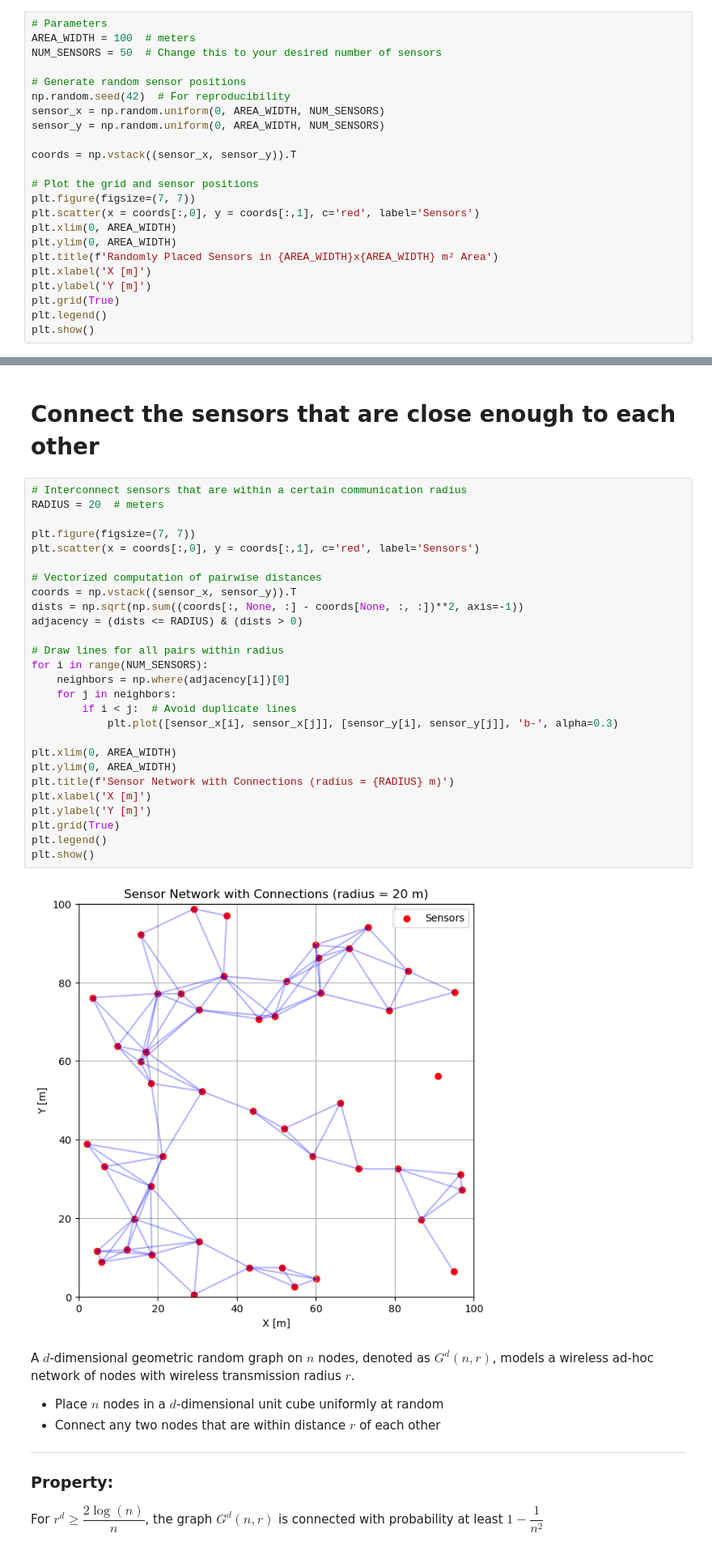
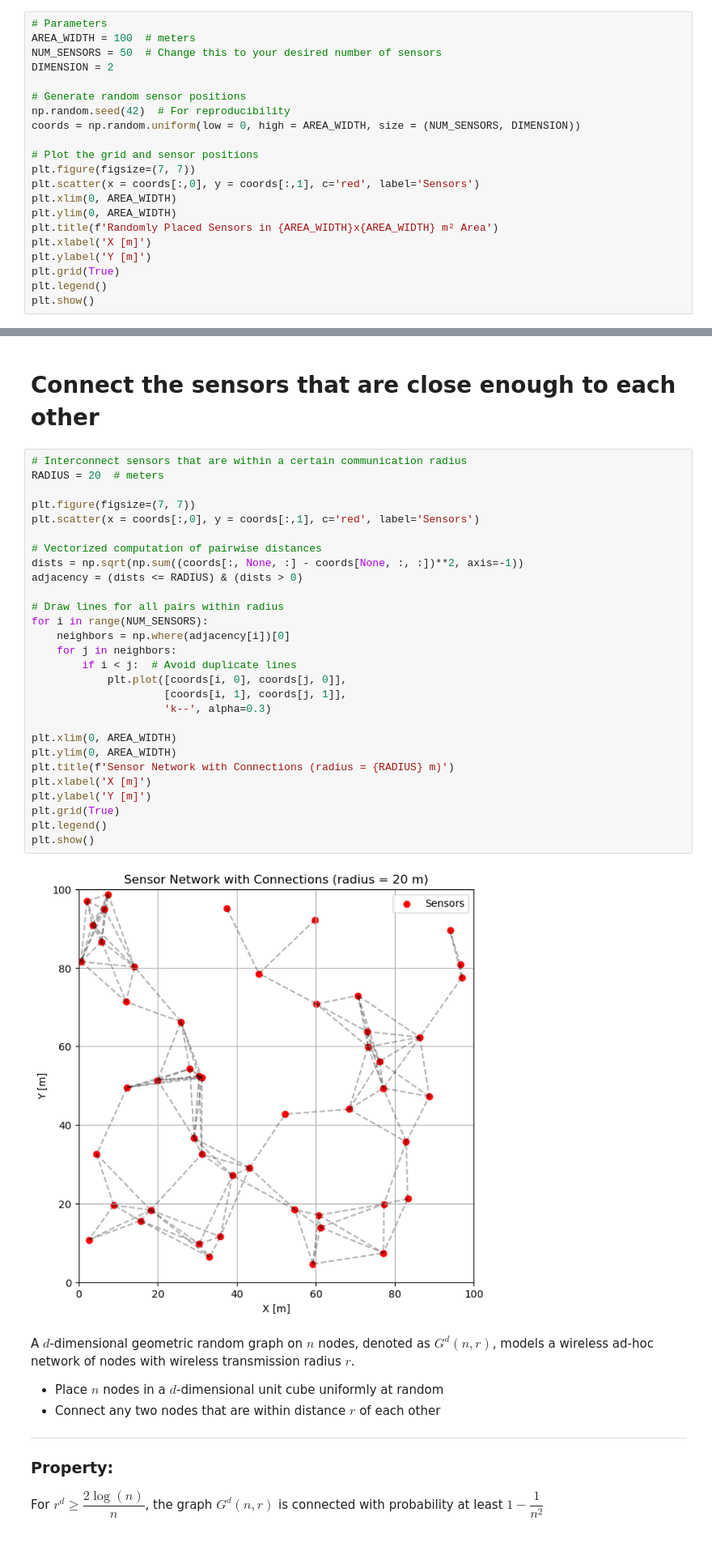
Before and after one commit to JoostJ9/EE4540-Jaspers-Hayaty, a Jupyter notebook: EE4540.ipynb, the cells around one changed output, grey strips where cells are left out. Shown at 81% size. Drawn from its saved outputs; the diff is of its cells as text.

Commit message:
Changed coords system from hardcode to vectors

```diff
--- a/EE4540.ipynb
+++ b/EE4540.ipynb
@@ -45,13 +45,11 @@ Suppose the sensor network now aims to compute the **median** of the measurement
 # Parameters
 AREA_WIDTH = 100  # meters
 NUM_SENSORS = 50  # Change this to your desired number of sensors
+DIMENSION = 2
 
 # Generate random sensor positions
 np.random.seed(42)  # For reproducibility
-sensor_x = np.random.uniform(0, AREA_WIDTH, NUM_SENSORS)
-sensor_y = np.random.uniform(0, AREA_WIDTH, NUM_SENSORS)
-
-coords = np.vstack((sensor_x, sensor_y)).T
+coords = np.random.uniform(low = 0, high = AREA_WIDTH, size = (NUM_SENSORS, DIMENSION))
 
 # Plot the grid and sensor positions
 plt.figure(figsize=(7, 7))
@@ -71,32 +69,33 @@ plt.show()
 # %%
 # Interconnect sensors that are within a certain communication radius
 RADIUS = 20  # meters
 
 plt.figure(figsize=(7, 7))
 plt.scatter(x = coords[:,0], y = coords[:,1], c='red', label='Sensors')
 
 # Vectorized computation of pairwise distances
-coords = np.vstack((sensor_x, sensor_y)).T
 dists = np.sqrt(np.sum((coords[:, None, :] - coords[None, :, :])**2, axis=-1))
 adjacency = (dists <= RADIUS) & (dists > 0)
 
 # Draw lines for all pairs within radius
 for i in range(NUM_SENSORS):
     neighbors = np.where(adjacency[i])[0]
     for j in neighbors:
         if i < j:  # Avoid duplicate lines
-            plt.plot([sensor_x[i], sensor_x[j]], [sensor_y[i], sensor_y[j]], 'b-', alpha=0.3)
+            plt.plot([coords[i, 0], coords[j, 0]],
+                     [coords[i, 1], coords[j, 1]],
+                     'k--', alpha=0.3)
 
 plt.xlim(0, AREA_WIDTH)
 plt.ylim(0, AREA_WIDTH)
 plt.title(f'Sensor Network with Connections (radius = {RADIUS} m)')
 plt.xlabel('X [m]')
 plt.ylabel('Y [m]')
 plt.grid(True)
 plt.legend()
 plt.show()
 # %% [output]
-[figure, old version]
+[figure, new version]
 # %% [markdown]
 A $d$-dimensional geometric random graph on $n$ nodes, denoted as $G^d(n, r)$, models a wireless ad-hoc network of nodes with wireless transmission radius $r$.
 
```
Also changed, not shown: parts of 2 cells of this notebook.
